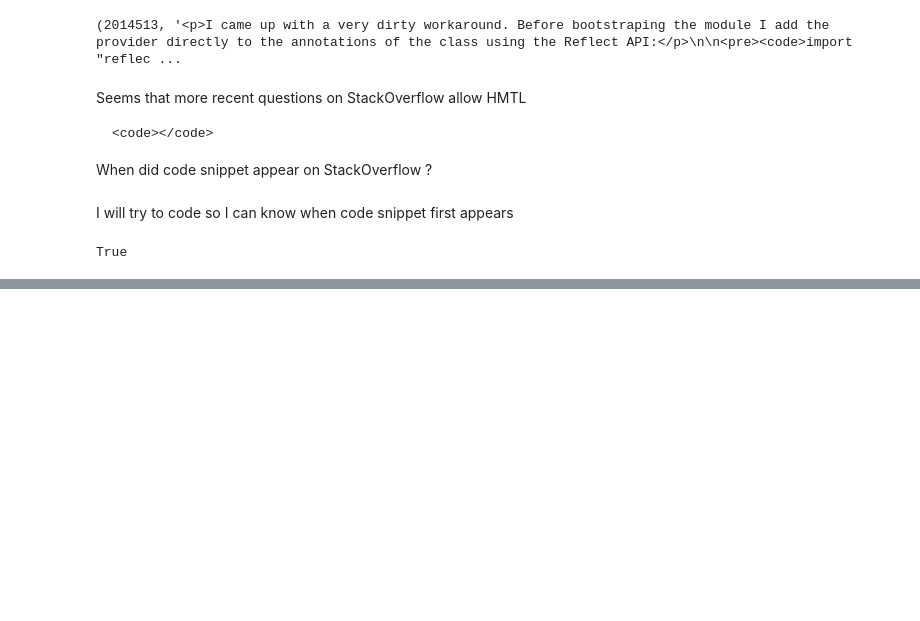
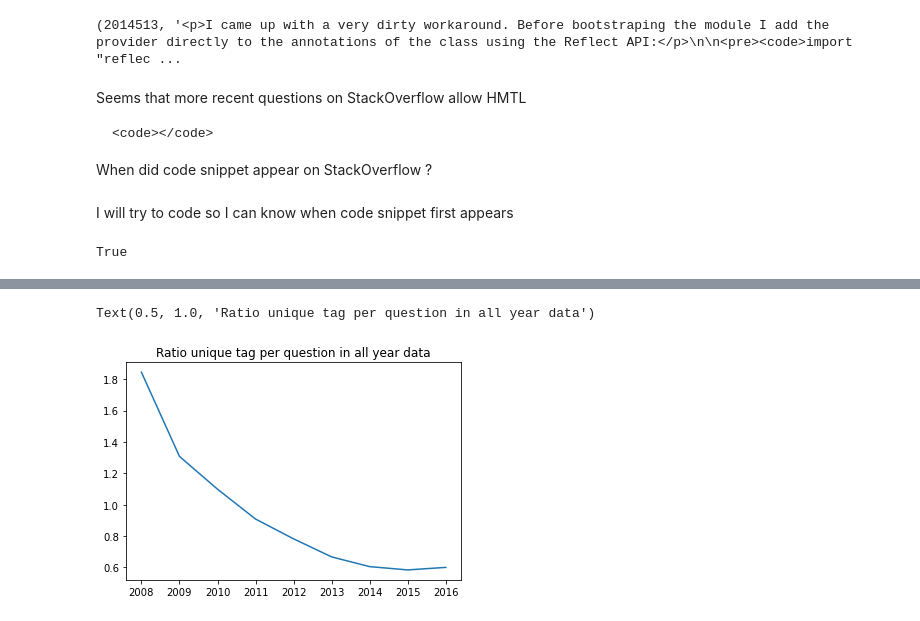
Before and after one commit to Lelelass/AI21-Dl-project-tagging, a Jupyter notebook: eda/leos-eda.ipynb, the cells around one changed output, grey strips where cells are left out. Cells and saved outputs as stored; diff of their text form; code cells hidden in the pictures; blank space fills up the shorter version.

```diff
--- a/eda/leos-eda.ipynb
+++ b/eda/leos-eda.ipynb
@@ -97,0 +207,11 @@ True
+# %%
+max_by_year = []
+for year in all_years:
+    selected_year_df = questions_tagged_df.query(f"Years == '{year}'")
+    selected_years_tags_len = []
+    for _, item in selected_year_df['Tag'].items():
+        selected_years_tags_len.append(len(item))
+    max_len = max(selected_years_tags_len)
+    max_by_year.append((year, max_len))
+
+max_by_year
@@ -97,0 +228,13 @@ True
+# %%
+unique_tag_per_year = []
+for year in all_years:
+    selected_year_df = questions_tagged_df.query(f"Years == '{year}'")
+    all_tags_lists =[]
+    for _, item in selected_year_df['Tag'].items():
+        all_tags_lists.append(item)
+    all_tags = [tag for sub_list in  all_tags_lists for tag in sub_list]
+    unique = len(set(all_tags))
+    unique_tag_per_year.append((year, unique))
+
+
+unique_tag_per_year
@@ -97,0 +251,7 @@ True
+# %%
+questions_per_year = []
+for year in all_years:
+    selected_year_df = questions_tagged_df.query(f"Years == '{year}'")
+    questions_per_year.append((year, len(selected_year_df)))
+
+questions_per_year
@@ -97,0 +268,7 @@ True
+# %%
+ratios_data = []
+for num_tag, num_quest in zip(unique_tag_per_year, questions_per_year):
+    ratios_data.append((num_tag[1], num_quest[1]))
+
+ratios = [item[0]/item[1] for item in ratios_data ]
+ratios
@@ -97,0 +285,10 @@ True
+# %%
+import matplotlib.pyplot as plt
+import seaborn as sns
+
+fig, ax = plt.subplots()
+sns.lineplot(x = all_years, y = ratios)
+ax.set_title('Ratio unique tag per question in all year data')
+# %% [output]
+Text(0.5, 1.0, 'Ratio unique tag per question in all year data')
+[figure, added]
```
Also changed, not shown: parts of 14 cells of this notebook.
